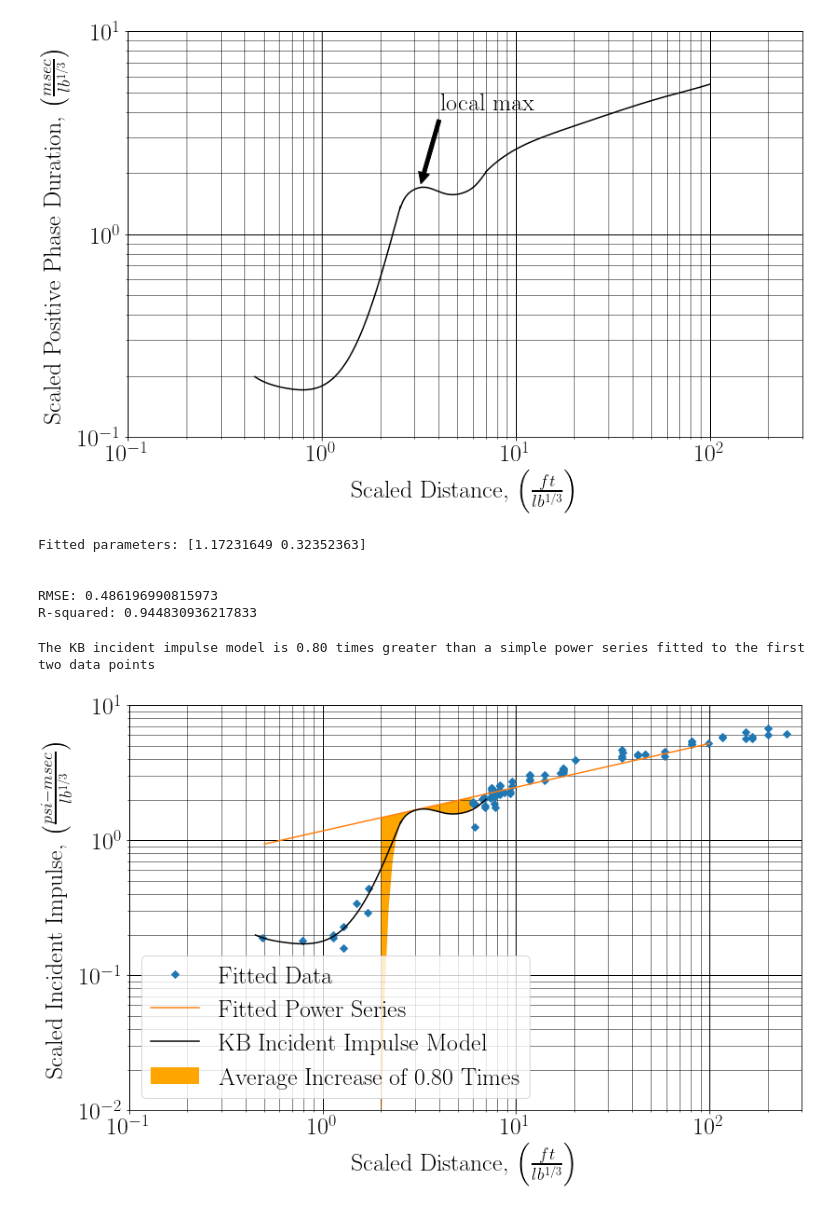
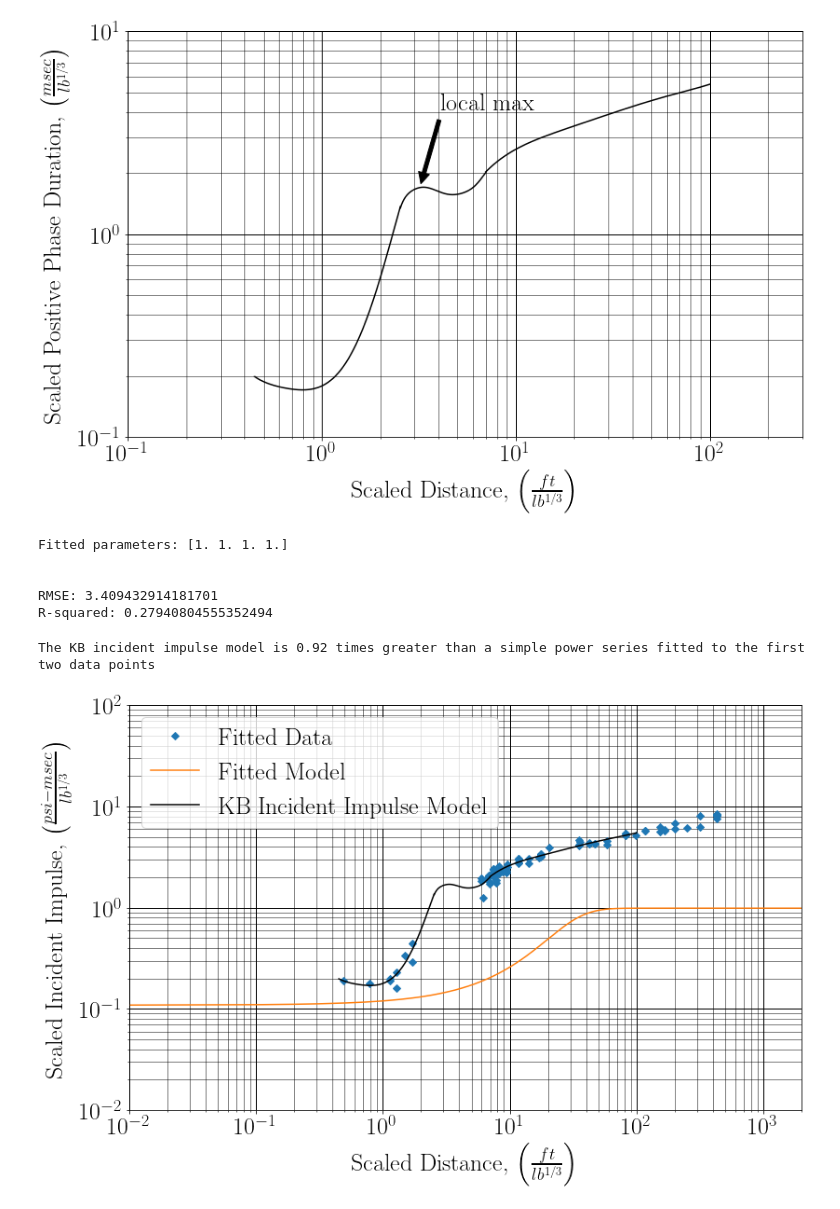
Before and after one commit to lightsquared/comprehensive, a Jupyter notebook: 4_analysis/positve_phase_duration/notebooks/positive_phase_duration.ipynb, the cells around one changed output. Saved outputs shown, nothing was run; the diff lists cells and outputs as text; code cells hidden in the pictures.

Commit message:
Updated the Text and Graphs

```diff
--- a/4_analysis/positve_phase_duration/notebooks/positive_phase_duration.ipynb
+++ b/4_analysis/positve_phase_duration/notebooks/positive_phase_duration.ipynb
@@ -176,21 +176,25 @@ plt.show()
 [figure]
 # %%
 # data points less than a scaled distance of 1
-xData1 = shot_data[shot_data.scaled_dist<=2].scaled_dist
-yData1 = shot_data[shot_data.scaled_dist<=2].scaled_ppd
-xData2 = shot_data[shot_data.scaled_dist>=6].scaled_dist
-yData2 = shot_data[shot_data.scaled_dist>=6].scaled_ppd
+xData1 = shot_data[shot_data.scaled_dist <= 2].scaled_dist.values
+yData1 = shot_data[shot_data.scaled_dist <= 2].scaled_ppd.values
+xData2 = shot_data[shot_data.scaled_dist >= 6].scaled_dist.values
+yData2 = shot_data[shot_data.scaled_dist >= 6].scaled_ppd.values
 
 xData = np.append(xData1, xData2)
 yData = np.append(yData1, yData2)
 
 #define a quadratic equation
-def func(x, a, b):
-    return (a*x**b)
+def func(x, a, b, c, d):
+    a = -1
+    b = -2
+    c = 0.1
+    d = -0.99
+    return (a/(1+np.exp(b + c*x))) - d
 
 # fit data points to quadratic equation
 warnings.filterwarnings("ignore") # do not print warnings by genetic algorithm
-fittedParameters, pcov = curve_fit(func, xData, yData)
+fittedParameters, pcov = curve_fit(func, xData, yData, maxfev=10000)
 print('Fitted parameters:', fittedParameters)
 print()
 
@@ -209,11 +213,11 @@ print('R-squared:', Rsquared)
 
 print()
 # %% [output]
-Fitted parameters: [1.17231649 0.32352363]
+Fitted parameters: [1. 1. 1. 1.]
 
 
-RMSE: 0.486196990815973
-R-squared: 0.944830936217833
+RMSE: 3.409432914181701
+R-squared: 0.27940804555352494
 # %%
 x = np.arange(2,6,0.1)
 
@@ -237,38 +241,39 @@ ratio = yII/yLM
 times = np.mean(ratio)
 print("The KB incident impulse model is %3.2f times greater than a simple power series fitted to the first two data points" % times)
 # %% [output]
-The KB incident impulse model is 0.80 times greater than a simple power series fitted to the first two data points
+The KB incident impulse model is 0.92 times greater than a simple power series fitted to the first two data points
 # %%
 fig, ax = plt.subplots(figsize=(w, h))
 
 mkr_dict = {'5-Ton TNT': 'x', '20-Ton TNT': '+', '100-Ton TNT': 'o', '500-Ton TNT': '*'}
 for kind in mkr_dict:
     d = shot_data[shot_data.detonation==kind]
 #    ax.scatter(d.scaled_dist, d.scaled_ii,
 #                marker = mkr_dict[kind], label=kind)
 #ax.legend()
 
-xModel = np.arange(0.5, 100, .1)
+xModel = np.arange(0.01, 2000, .1)
 yModel = func(xModel, *fittedParameters)
 
 ax.plot(xData, yData, "D", label="Fitted Data")
-ax.plot(xModel, yModel, label="Fitted Power Series")
+ax.plot(xModel, yModel, label="Fitted Model")
 
 plt.grid(b=True, which='major', color='black', linestyle='-', linewidth=1)
 plt.grid(b=True, which='minor', color='black', linestyle='-', linewidth=.5)
-plt.ylim(0.01,10)
-plt.xlim(0.1,300)
+plt.ylim(0.01,100)
+plt.xlim(0.01,2000)
 plt.loglog(T1,Y1,color='black', label="KB Incident Impulse Model");
 plt.loglog(T2,Y2,color='black');
+plt.loglog(T3,Y3,color='black');
 plt.ylabel(r'Scaled Incident Impulse, $\left(\frac{psi-msec}{lb^{1/3}}\right)$')
 plt.xlabel(r'Scaled Distance, $\left(\frac{ft}{lb^{1/3}}\right)$')
-ax.fill_between(x, yII ,yLM, facecolor='orange', label="Average Increase of %3.2f Times" % times)
+#ax.fill_between(x, yII ,yLM, facecolor='orange', label="Average Increase of %3.2f Times" % times)
 plt.legend()
 
 data_path = "5_reports/figures"
 file_name = "fig_ii_times_larger.png"
 filePath = os.path.join(working_dir, data_path, file_name)
 plt.savefig(filePath)
 plt.show()
 # %% [output]
-[figure, old version]
+[figure, new version]
```
Also changed, not shown: 31 other files.
